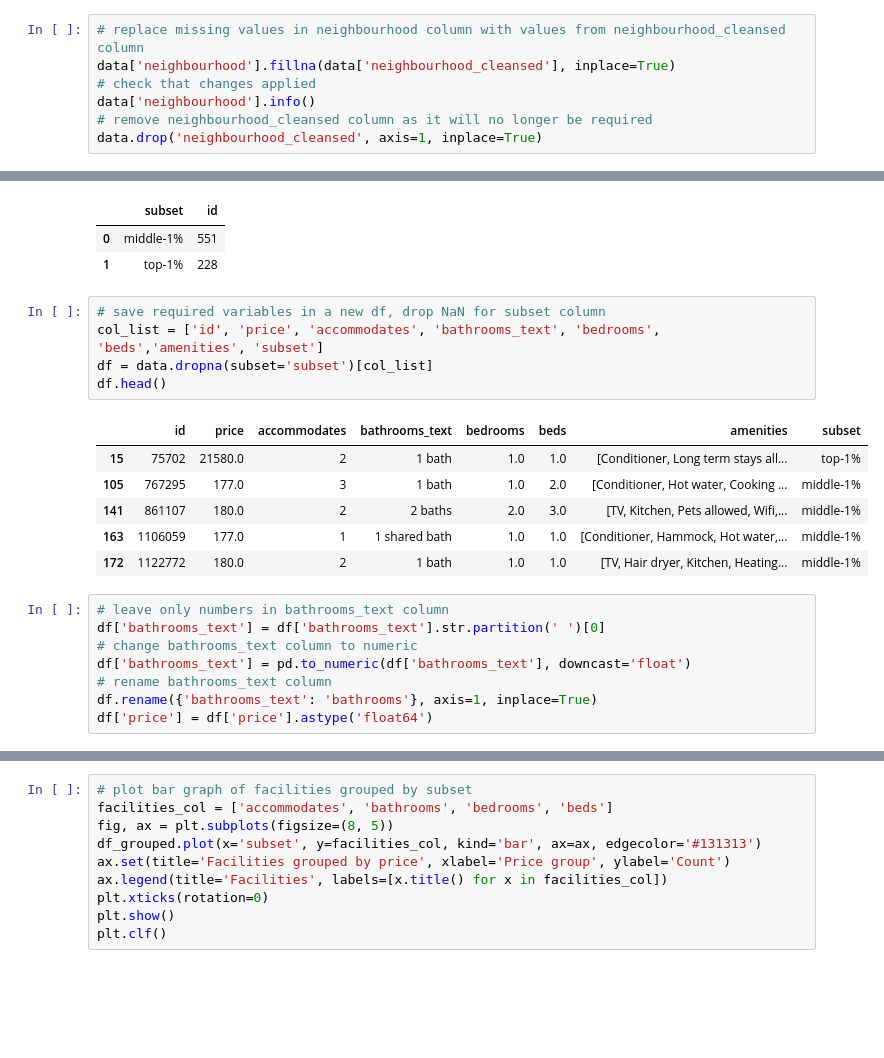
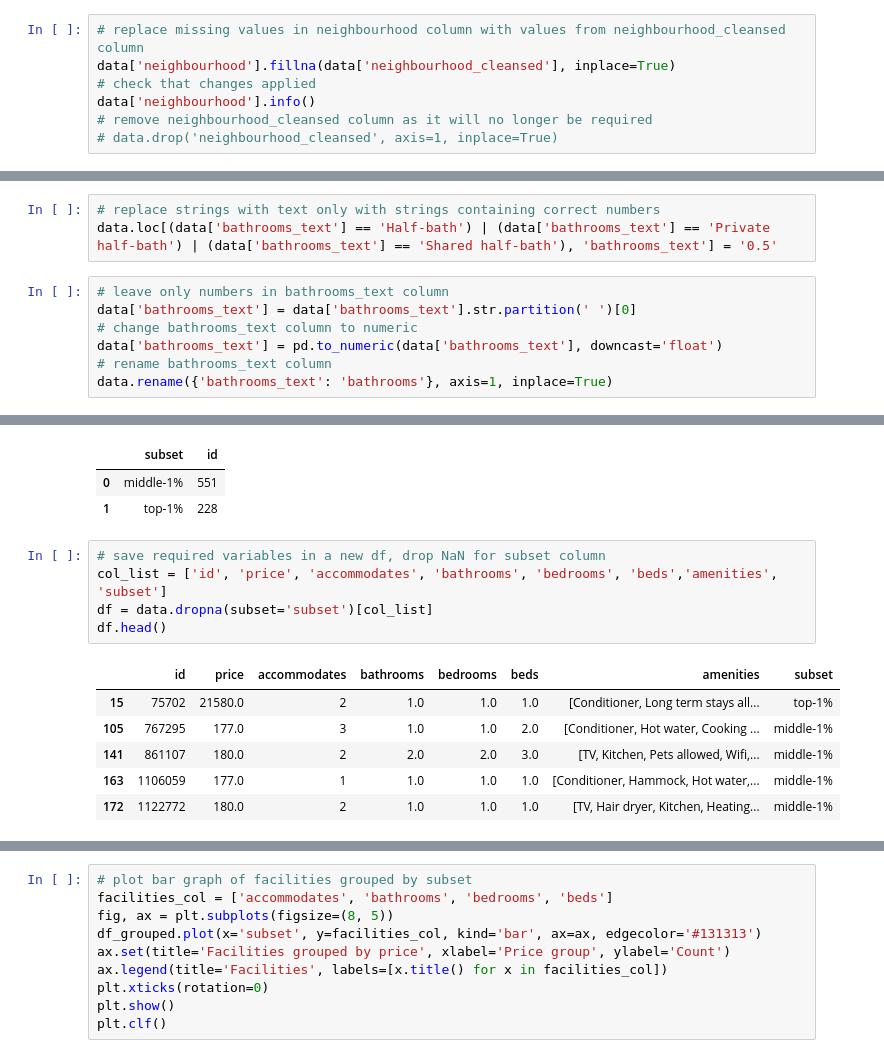
Before and after one commit to teona-pavliukova/airbnb_sydney_listings, a Jupyter notebook: airbnb_sydney_listings.ipynb, the cells around one changed output, grey strips where cells are left out. Saved outputs shown, nothing was run; the diff lists cells and outputs as text; blank space fills up the shorter version.

```diff
--- a/airbnb_sydney_listings.ipynb
+++ b/airbnb_sydney_listings.ipynb
@@ -295,7 +296,7 @@ data['neighbourhood'].fillna(data['neighbourhood_cleansed'], inplace=True)
 # check that changes applied
 data['neighbourhood'].info()
 # remove neighbourhood_cleansed column as it will no longer be required
-data.drop('neighbourhood_cleansed', axis=1, inplace=True)
+# data.drop('neighbourhood_cleansed', axis=1, inplace=True)
 # %% [output]
 <class 'pandas.core.series.Series'>
 RangeIndex: 22659 entries, 0 to 22658
@@ -416,3 +437,13 @@ Name: years_exp, dtype: float64
+# %%
+# replace strings with text only with strings containing correct numbers
+data.loc[(data['bathrooms_text'] == 'Half-bath') | (data['bathrooms_text'] == 'Private half-bath') | (data['bathrooms_text'] == 'Shared half-bath'), 'bathrooms_text'] = '0.5'
+# %%
+# leave only numbers in bathrooms_text column
+data['bathrooms_text'] = data['bathrooms_text'].str.partition(' ')[0]
+# change bathrooms_text column to numeric
+data['bathrooms_text'] = pd.to_numeric(data['bathrooms_text'], downcast='float')
+# rename bathrooms_text column
+data.rename({'bathrooms_text': 'bathrooms'}, axis=1, inplace=True)
 # %% [markdown]
 ## Exploratory Data Analysis <a id="eda"></a>
 
@@ -938,24 +969,16 @@ data.groupby('subset')['id'].count().sort_values(ascending=False).reset_index()
 | 1 | top-1% | 228 |
 # %%
 # save required variables in a new df, drop NaN for subset column
-col_list = ['id', 'price', 'accommodates', 'bathrooms_text', 'bedrooms', 'beds','amenities', 'subset']
+col_list = ['id', 'price', 'accommodates', 'bathrooms', 'bedrooms', 'beds','amenities', 'subset']
 df = data.dropna(subset='subset')[col_list]
 df.head()
 # %% [output]
-|  | id | price | accommodates | bathrooms_text | bedrooms | beds | amenities | subset |
-| 15 | 75702 | 21580.0 | 2 | 1 bath | 1.0 | 1.0 | [Conditioner, Long term stays all... | top-1% |
-| 105 | 767295 | 177.0 | 3 | 1 bath | 1.0 | 2.0 | [Conditioner, Hot water, Cooking ... | middle-1% |
-| 141 | 861107 | 180.0 | 2 | 2 baths | 2.0 | 3.0 | [TV, Kitchen, Pets allowed, Wifi,... | middle-1% |
-| 163 | 1106059 | 177.0 | 1 | 1 shared bath | 1.0 | 1.0 | [Conditioner, Hammock, Hot water,... | middle-1% |
-| 172 | 1122772 | 180.0 | 2 | 1 bath | 1.0 | 1.0 | [TV, Hair dryer, Kitchen, Heating... | middle-1% |
+|  | id | price | accommodates | bathrooms | bedrooms | beds | amenities | subset |
+| 15 | 75702 | 21580.0 | 2 | 1.0 | 1.0 | 1.0 | [Conditioner, Long term stays all... | top-1% |
+| 105 | 767295 | 177.0 | 3 | 1.0 | 1.0 | 2.0 | [Conditioner, Hot water, Cooking ... | middle-1% |
+| 141 | 861107 | 180.0 | 2 | 2.0 | 2.0 | 3.0 | [TV, Kitchen, Pets allowed, Wifi,... | middle-1% |
+| 163 | 1106059 | 177.0 | 1 | 1.0 | 1.0 | 1.0 | [Conditioner, Hammock, Hot water,... | middle-1% |
+| 172 | 1122772 | 180.0 | 2 | 1.0 | 1.0 | 1.0 | [TV, Hair dryer, Kitchen, Heating... | middle-1% |
-# %%
-# leave only numbers in bathrooms_text column
-df['bathrooms_text'] = df['bathrooms_text'].str.partition(' ')[0]
-# change bathrooms_text column to numeric
-df['bathrooms_text'] = pd.to_numeric(df['bathrooms_text'], downcast='float')
-# rename bathrooms_text column
-df.rename({'bathrooms_text': 'bathrooms'}, axis=1, inplace=True)
-df['price'] = df['price'].astype('float64')
 # %%
 # calculate median variables for each subset
 df_grouped = df.drop(['amenities', 'id'], axis=1).groupby('subset').median(numeric_only=True).round(1).reset_index()
```
Also changed, not shown: parts of 8 cells of this notebook, 1 other file.
